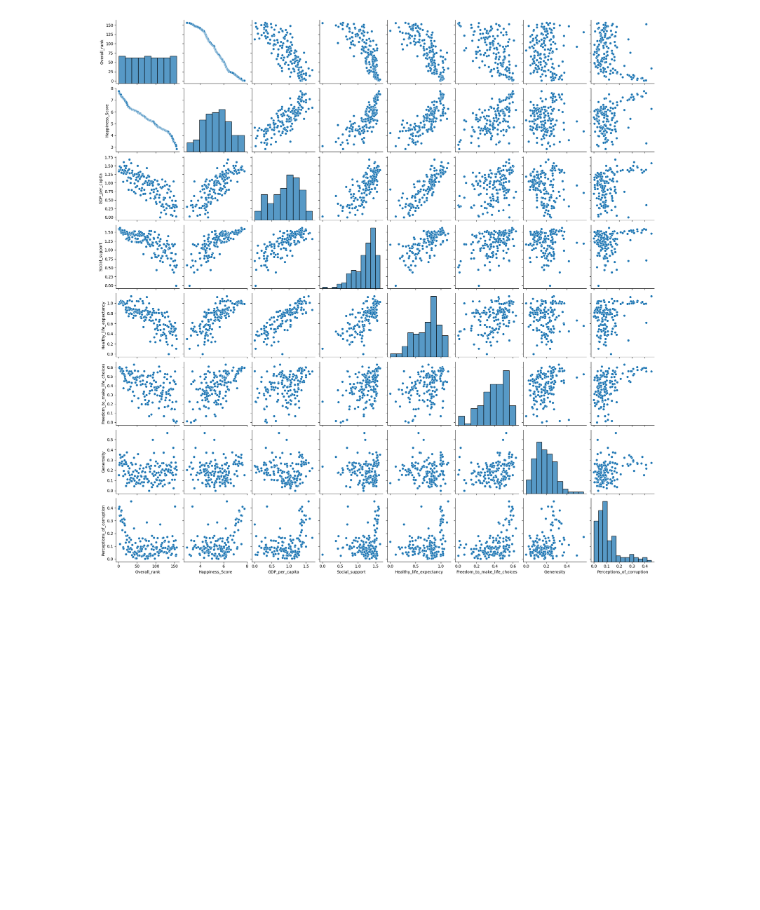
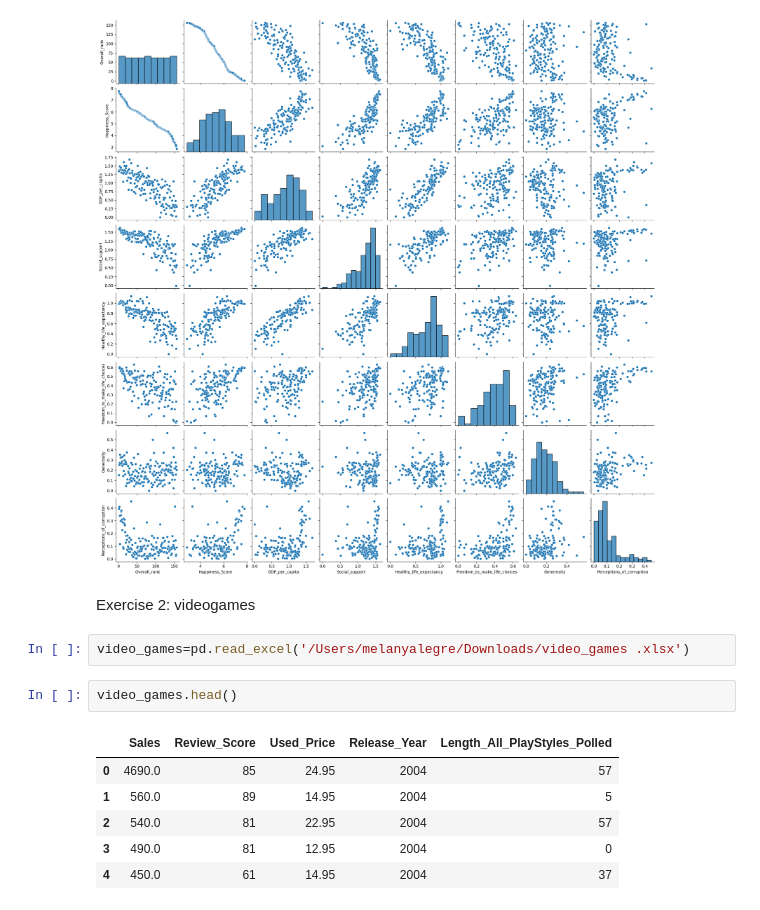
Before and after one commit to melanyalegre/introduction-to-modelling-2025, a Jupyter notebook: Homework week 1.ipynb, the cells around one changed output. Cells and saved outputs as stored; diff of their text form; blank space fills up the shorter version.

```diff
--- a/World_Happiness_2019.ipynb
+++ b/Homework week 1.ipynb
@@ -95,3 +100,16 @@ sn.pairplot(WorldHappiness)
 # %% [output]
 <seaborn.axisgrid.PairGrid at 0x...>
 [figure]
+# %% [markdown]
+Exercise 2: videogames
+# %%
+video_games=pd.read_excel('/Users/melanyalegre/Downloads/video_games .xlsx')
+# %%
+video_games.head()
+# %% [output]
+|  | Sales | Review_Score | Used_Price | Release_Year | Length_All_PlayStyles_Polled |
+| 0 | 4690.0 | 85 | 24.95 | 2004 | 57 |
+| 1 | 560.0 | 89 | 14.95 | 2004 | 5 |
+| 2 | 540.0 | 81 | 22.95 | 2004 | 57 |
+| 3 | 490.0 | 81 | 12.95 | 2004 | 0 |
+| 4 | 450.0 | 61 | 14.95 | 2004 | 37 |
```
Also changed, not shown: parts of 6 cells of this notebook, 1 other file.
